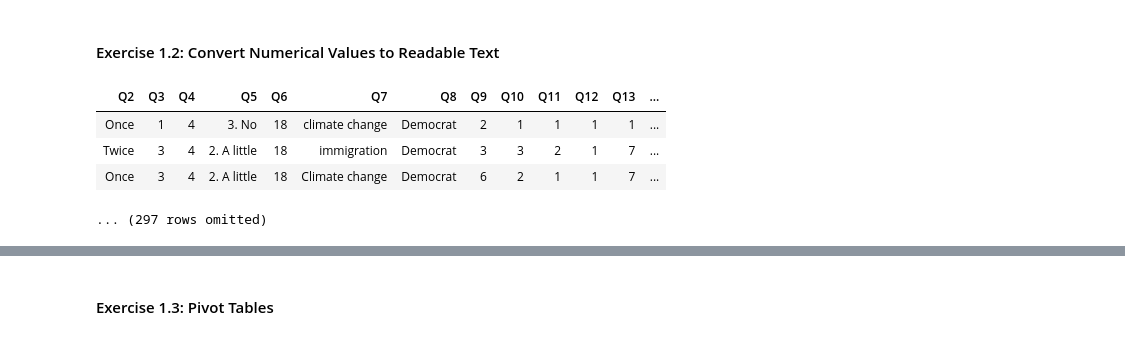
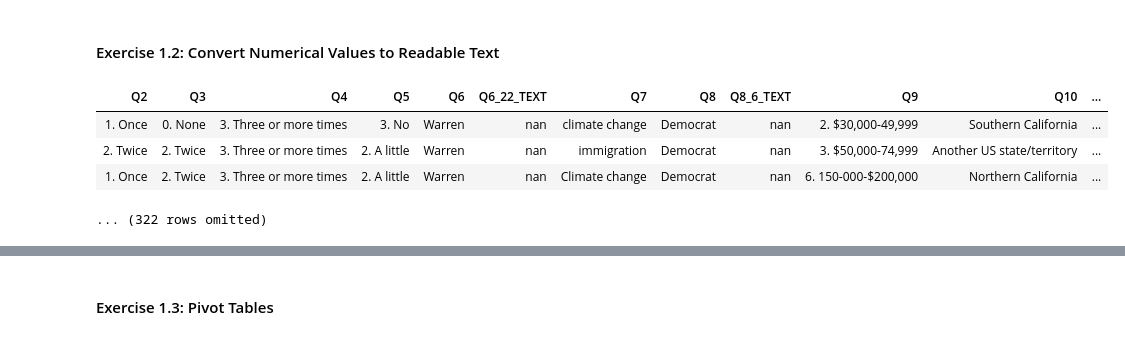
Before and after one commit to ds-modules/surveydata, a Jupyter notebook: gs102_fa19/lab02-gs102.ipynb, the cells around one changed output, grey strips where cells are left out. Saved outputs shown, nothing was run; the diff lists cells and outputs as text; code cells hidden in the pictures.

```diff
--- a/gs102_fa19/lab02-gs102.ipynb
+++ b/gs102_fa19/lab02-gs102.ipynb
@@ -62,7 +63,7 @@ Let's get an idea of the data we're working with.
 Run the next cell to load the data and display the first three rows. Then, run the next two cells to see the number of columns and the number of rows in the data set.
 # %%
 # load the data
-data = Table().read_table('clean_survey.csv')
+data = Table().read_table('survey.csv')
 # show the first 3 rows
 data.show(3)
 # %% [output]
@@ -85,17 +86,32 @@ data.num_columns
 #### Exercise 1.2: Convert Numerical Values to Readable Text
 # %%
 # convert the values of some of the columns to readable text
+for q in ["Q2", "Q3", "Q4"]:
+    convert_num_to_text(data, q, ["0. None", "1. Once", "2. Twice", "3. Three or more times"])
 convert_num_to_text(data, "Q5", ["1. Significantly", "2. A little", "3. No"])
-convert_num_to_text(data, "Q8", ["Democrat", "Republican", "Libertarian", "Green", "Constitution", "Other", "Independent", "I don't know"])
+convert_num_to_text(data, "Q6", ["Bennet", "Biden", "Booker", "Bullock", "Buttigieg", "Castro", "Delaney",
+                                "Gabbard", "Messam", "Sanders", 'Harris', "O'Rourke", 'Ryan', 'Sestak',
+                                'Steyer', 'Trump', 'Walsh', 'Warren', 'Weld', 'Williamson', 'Yang',
+                                'Other', 'Undecided'])
+convert_num_to_text(data, "Q8", ["Democrat", "Republican", "Libertarian", "Green", "Constitution", "Other",
+                                 "Independent", "I don't know"])
+convert_num_to_text(data, "Q9", ["1. <$30,000", "2. $30,000-49,999", "3. $50,000-74,999", "4. $75,000-99,999",
+                                "5. $100,000-149,999", "6. 150-000-$200,000", "7. More than $200,000",
+                                "8. Unknown", "9. Decline to state"])
+convert_num_to_text(data, "Q10", ["Southern California", "Northern California", "Another US state/territory",
+                   "Another Country"])
+convert_num_to_text(data, "Q11", ["Humanities", "Social Sciences", "Biological and Life Sciences",
+                                 "Physical Sciences", "Engineering", "Business", "Other"])
+convert_num_to_text(data, "Q12", ["Woman", "Man", "Non-binary", "Self-described", "Decline to state"])
+convert_num_to_text(data, "Q13", ["Christian", "Jewish", "Muslim", "Buddhist", "Hindu", "Other",
+                                 "Do not identify with religion/faith", "Decline to state"])
 convert_num_to_text(data, "Q14",
                     ["African-American", "Native American", "Latinx", "Asian", "Middle Eastern", "White", "One or more", "Other", "Decline"])
-convert_num_to_text(data, "Q2",
-                    ["None", "Once", "Twice", "Three or more times"])
 # show the first three rows of the converted data
 data.show(3)
 # %% [output]
-| Q2 | Q3 | Q4 | Q5 | Q6 | Q7 | Q8 | Q9 | Q10 | Q11 | Q12 | Q13 | ... |
-| Once | 1 | 4 | 3. No | 18 | climate change | Democrat | 2 | 1 | 1 | 1 | 1 | ... |
-| Twice | 3 | 4 | 2. A little | 18 | immigration | Democrat | 3 | 3 | 2 | 1 | 7 | ... |
-| Once | 3 | 4 | 2. A little | 18 | Climate change | Democrat | 6 | 2 | 1 | 1 | 7 | ... |
+| Q2 | Q3 | Q4 | Q5 | Q6 | Q6_22_TEXT | Q7 | Q8 | Q8_6_TEXT | Q9 | Q10 | ... |
+| 1. Once | 0. None | 3. Three or more times | 3. No | Warren | nan | climate change | Democrat | nan | 2. $30,000-49,999 | Southern California | ... |
+| 2. Twice | 2. Twice | 3. Three or more times | 2. A little | Warren | nan | immigration | Democrat | nan | 3. $50,000-74,999 | Another US state/territory | ... |
+| 1. Once | 2. Twice | 3. Three or more times | 2. A little | Warren | nan | Climate change | Democrat | nan | 6. 150-000-$200,000 | Northern California | ... |
-... (297 rows omitted)
+... (322 rows omitted)
```
Also changed, not shown: parts of 25 cells of this notebook, 1 other file.
